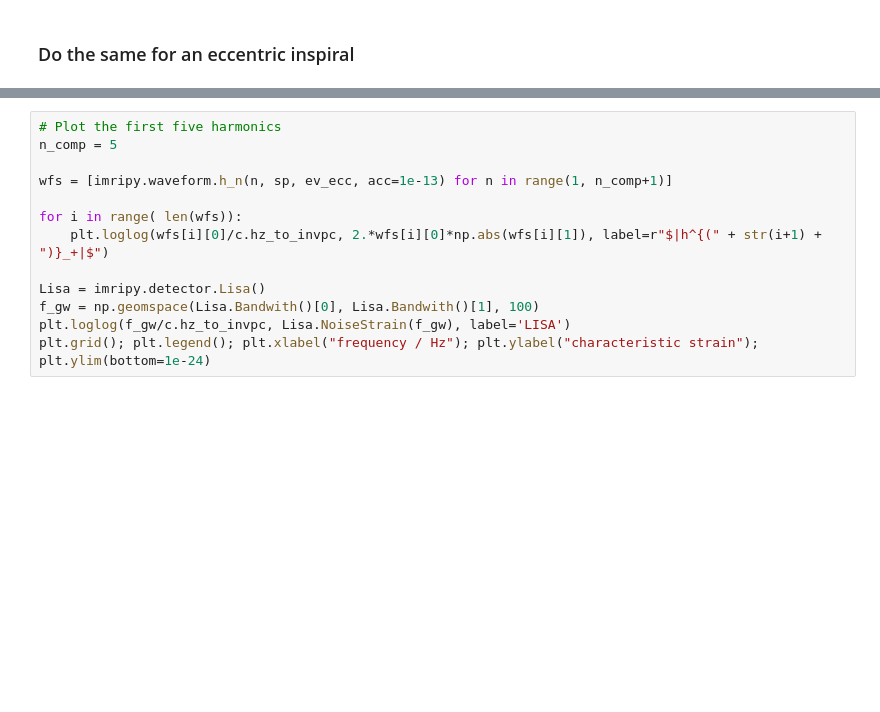
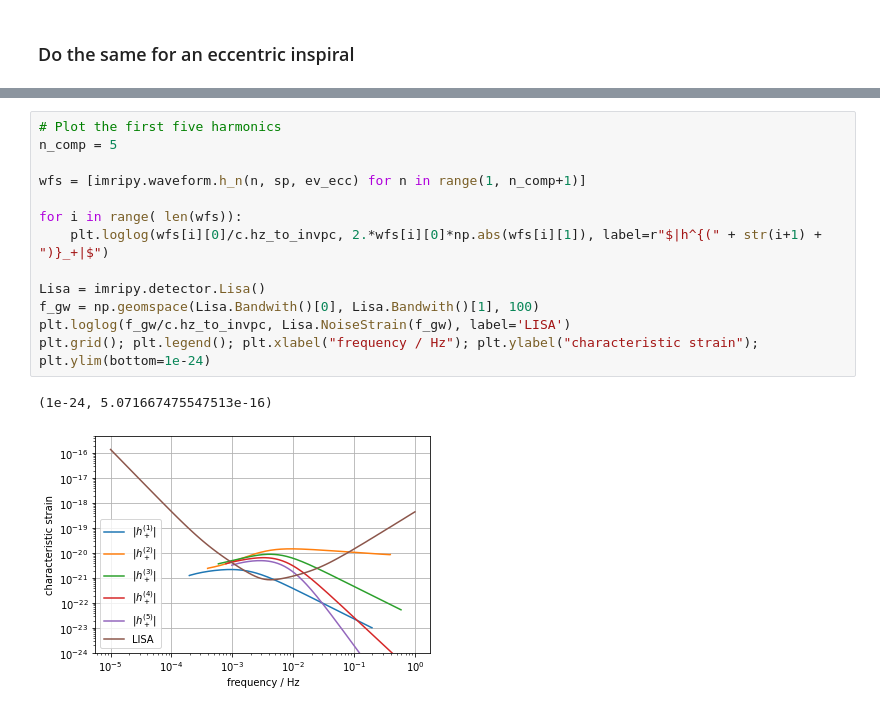
Before and after one commit to DMGW-Goethe/imripy, a Jupyter notebook: examples/BasicExample.ipynb, the cells around one changed output, grey strips where cells are left out. Drawn from its saved outputs; the diff is of its cells as text; blank space fills up the shorter version.

```diff
--- a/examples/BasicExample.ipynb
+++ b/examples/BasicExample.ipynb
@@ -150,13 +197,16 @@ plt.grid(); plt.legend(); plt.xlabel("time / s")
 # %%
 # Plot the first five harmonics
 n_comp = 5
 
-wfs = [imripy.waveform.h_n(n, sp, ev_ecc, acc=1e-13) for n in range(1, n_comp+1)]
+wfs = [imripy.waveform.h_n(n, sp, ev_ecc) for n in range(1, n_comp+1)]
 
 for i in range( len(wfs)):
     plt.loglog(wfs[i][0]/c.hz_to_invpc, 2.*wfs[i][0]*np.abs(wfs[i][1]), label=r"$|h^{(" + str(i+1) + ")}_+|$")
 
 Lisa = imripy.detector.Lisa()
 f_gw = np.geomspace(Lisa.Bandwith()[0], Lisa.Bandwith()[1], 100)
 plt.loglog(f_gw/c.hz_to_invpc, Lisa.NoiseStrain(f_gw), label='LISA')
 plt.grid(); plt.legend(); plt.xlabel("frequency / Hz"); plt.ylabel("characteristic strain"); plt.ylim(bottom=1e-24)
+# %% [output]
+(1e-24, 5.071667475547513e-16)
+[figure, added]
```
Also changed, not shown: parts of 16 cells of this notebook, 4 other files.
